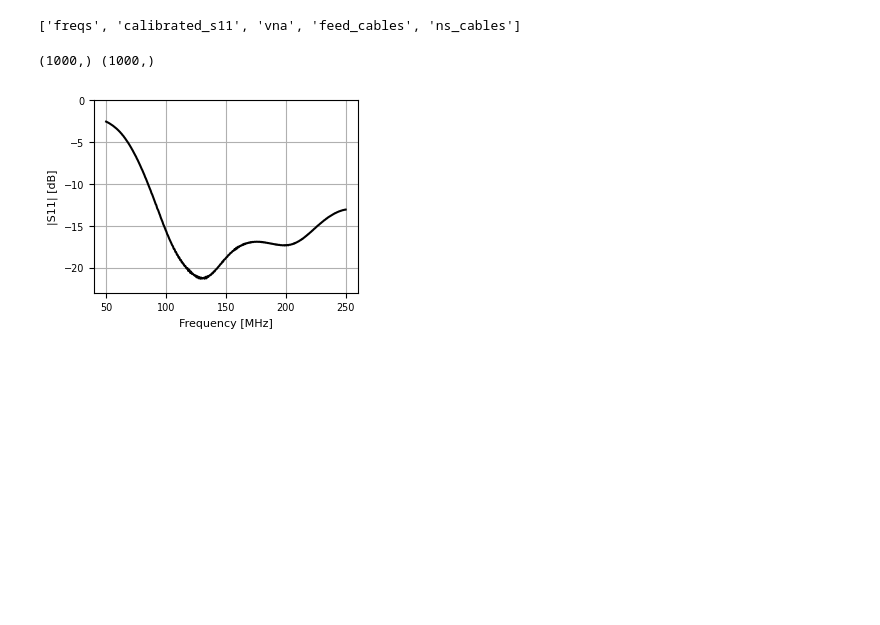
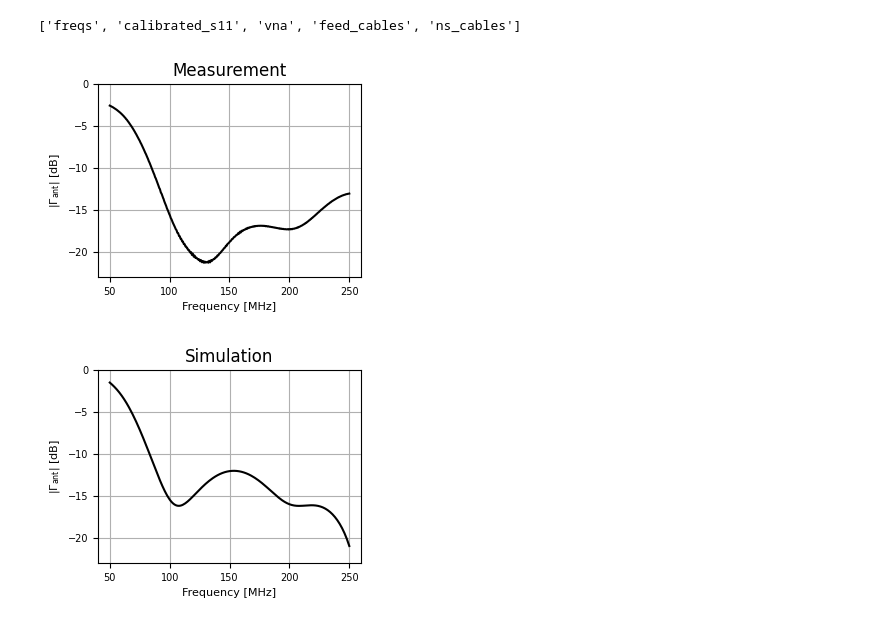
Before and after one commit to christianhbye/eigsep_paper_notebooks, a Jupyter notebook: s11-plot.ipynb, the cells around one changed output. Cells and saved outputs as stored; diff of their text form; code cells hidden in the pictures; blank space fills up the shorter version.

```diff
--- a/s11-plot.ipynb
+++ b/s11-plot.ipynb
@@ -1,14 +1,3 @@
 # %%
 import numpy as np
 import matplotlib.pyplot as plt
-# %%
-d = np.load("s11.npz")
-print(list(d.keys()))
-# %% [output]
-['freqs', 'calibrated_s11', 'vna', 'feed_cables', 'ns_cables']
-# %%
-freqs = d["freqs"]
-s11 = d["calibrated_s11"]
-print(freqs.shape, s11.shape)
-# %% [output]
-(1000,) (1000,)
@@ -23,12 +4,42 @@ s = s11_dB[fcut]
+# %%
+def load_data(fname="s11.npz"):
+    d = np.load(fname)
+    print(list(d.keys()))
+    freqs_MHz = d["freqs"] / 1e6
+    s11 = 20 * np.log10(np.abs(d["calibrated_s11"]))
+    fcut = freqs_MHz >=50
+    f = freqs_MHz[fcut]
+    s = s11[fcut]
+    return f, s
+
+
+def load_sim(fname="/home/christian/Documents/research/eigsep/beam_models/sim_oct2025/sparams.csv"):
+    d = np.loadtxt(fname, delimiter=",", skiprows=1, usecols=(1, 2))
+    f = d[:, 0]
+    s = d[:, 1]
+    return f, s
+# %%
+f, s = load_data()
+f2, s2 = load_sim()
+# %% [output]
+['freqs', 'calibrated_s11', 'vna', 'feed_cables', 'ns_cables']
 # %%
-plt.figure(figsize=(3.4, 2.5))
-plt.plot(f, s, c="k")
-plt.xlabel("Frequency [MHz]", fontsize=8)
-plt.ylabel("|S11| [dB]", fontsize=8)
-plt.grid()
-plt.ylim(-23, 0)
-plt.xticks(fontsize=7)
-plt.yticks(fontsize=7)
-plt.savefig("bowtie_s11.pdf", bbox_inches="tight", dpi=600)
+def plot(frequency, s11_dB, title=None, save=False, save_path="boowtie_s11.pdf"):
+    plt.figure(figsize=(3.4, 2.5))
+    plt.plot(frequency, s11_dB, c="k")
+    plt.xlabel("Frequency [MHz]", fontsize=8)
+    plt.ylabel("|$\\Gamma_{\\rm ant}$| [dB]", fontsize=8)
+    plt.grid()
+    plt.ylim(-23, 0)
+    plt.xticks(fontsize=7)
+    plt.yticks(fontsize=7)
+    if title:
+        plt.title(title)
+    if save:
+        plt.savefig(save_path, bbox_inches="tight", dpi=600)
+
+plot(f, s, title="Measurement", save=True, save_path="measured.png")
+plot(f2, s2, title="Simulation", save=True, save_path="sim.png")
 # %% [output]
-[figure, old version]
+[figure, new version]
+[figure, added]
```
Also changed, not shown: parts of 5 cells of this notebook, 1 other file.
